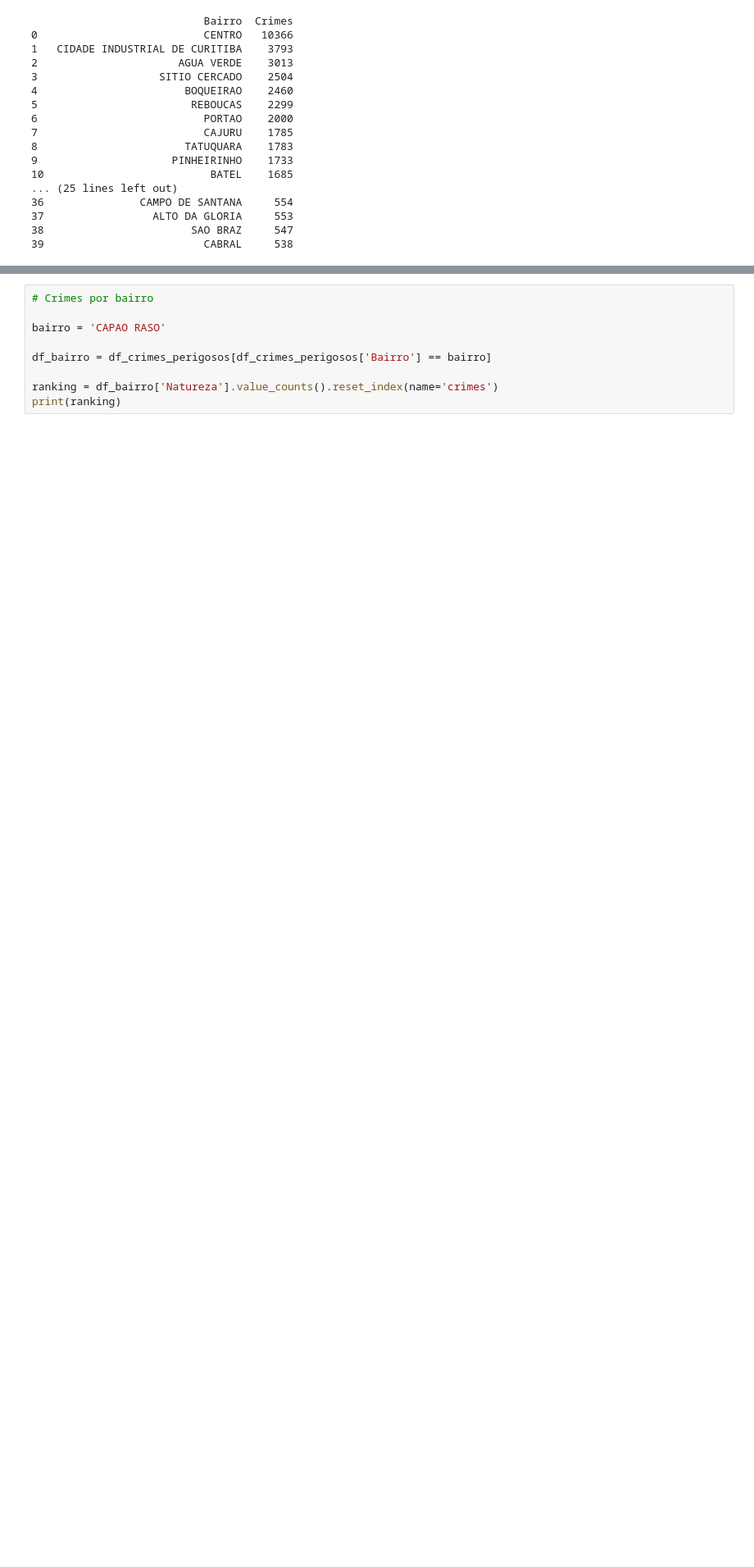
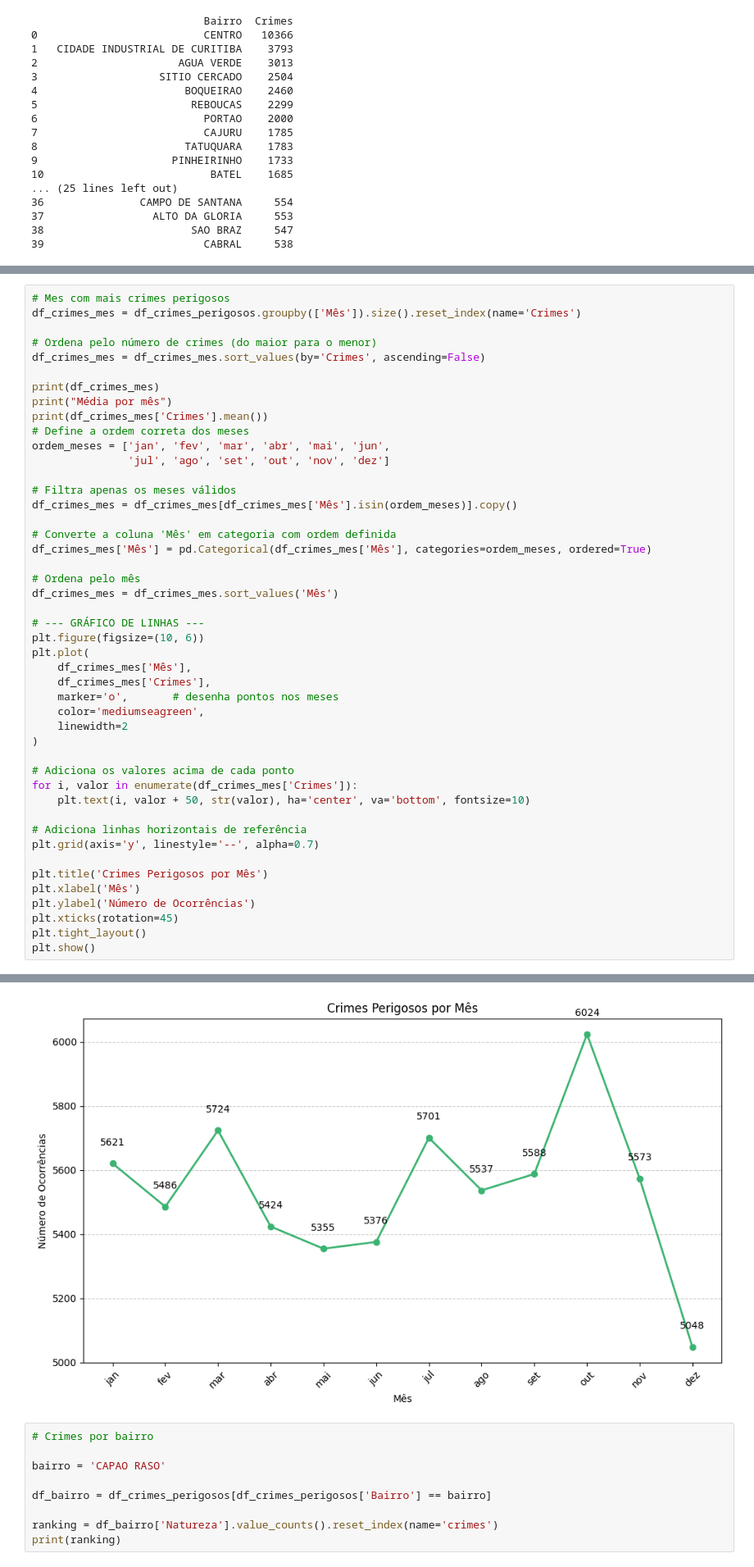
Before and after one commit to GuilhermeOliveiraAgenor/Analise-Seguranca-Curitiba, a Jupyter notebook: guilherme/analise_segurança_guilherme.ipynb, the cells around one changed output, grey strips where cells are left out. Shown at 82% size. Cells and saved outputs as stored; diff of their text form; blank space fills up the shorter version.

```diff
--- a/guilherme/analise_segurança_guilherme.ipynb
+++ b/guilherme/analise_segurança_guilherme.ipynb
@@ -568,0 +534,47 @@ Média por mês
+# %%
+# Mes com mais crimes perigosos
+df_crimes_mes = df_crimes_perigosos.groupby(['Mês']).size().reset_index(name='Crimes')
+
+# Ordena pelo número de crimes (do maior para o menor)
+df_crimes_mes = df_crimes_mes.sort_values(by='Crimes', ascending=False)
+
+print(df_crimes_mes)
+print("Média por mês")
+print(df_crimes_mes['Crimes'].mean())
+# Define a ordem correta dos meses
+ordem_meses = ['jan', 'fev', 'mar', 'abr', 'mai', 'jun',
+               'jul', 'ago', 'set', 'out', 'nov', 'dez']
+
+# Filtra apenas os meses válidos
+df_crimes_mes = df_crimes_mes[df_crimes_mes['Mês'].isin(ordem_meses)].copy()
+
+# Converte a coluna 'Mês' em categoria com ordem definida
+df_crimes_mes['Mês'] = pd.Categorical(df_crimes_mes['Mês'], categories=ordem_meses, ordered=True)
+
+# Ordena pelo mês
+df_crimes_mes = df_crimes_mes.sort_values('Mês')
+
+# --- GRÁFICO DE LINHAS ---
+plt.figure(figsize=(10, 6))
+plt.plot(
+    df_crimes_mes['Mês'],
+    df_crimes_mes['Crimes'],
+    marker='o',       # desenha pontos nos meses
+    color='mediumseagreen',
+    linewidth=2
+)
+
+# Adiciona os valores acima de cada ponto
+for i, valor in enumerate(df_crimes_mes['Crimes']):
+    plt.text(i, valor + 50, str(valor), ha='center', va='bottom', fontsize=10)
+
+# Adiciona linhas horizontais de referência
+plt.grid(axis='y', linestyle='--', alpha=0.7)
+
+plt.title('Crimes Perigosos por Mês')
+plt.xlabel('Mês')
+plt.ylabel('Número de Ocorrências')
+plt.xticks(rotation=45)
+plt.tight_layout()
+plt.show()
+# %% [output]
@@ -569,3 +596,4 @@ Média por mês
+[figure, added]
 # %%
 # Crimes por bairro
 
```
Also changed, not shown: parts of 31 cells of this notebook.
